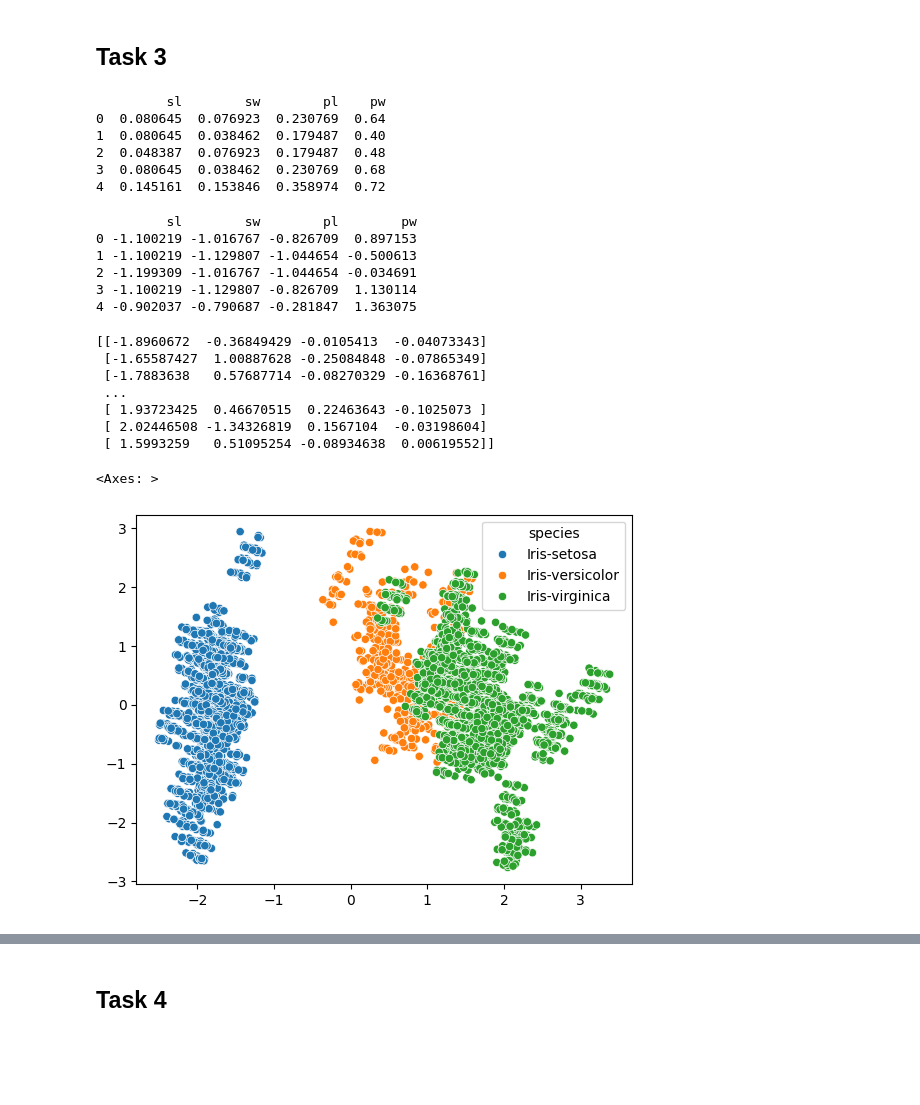
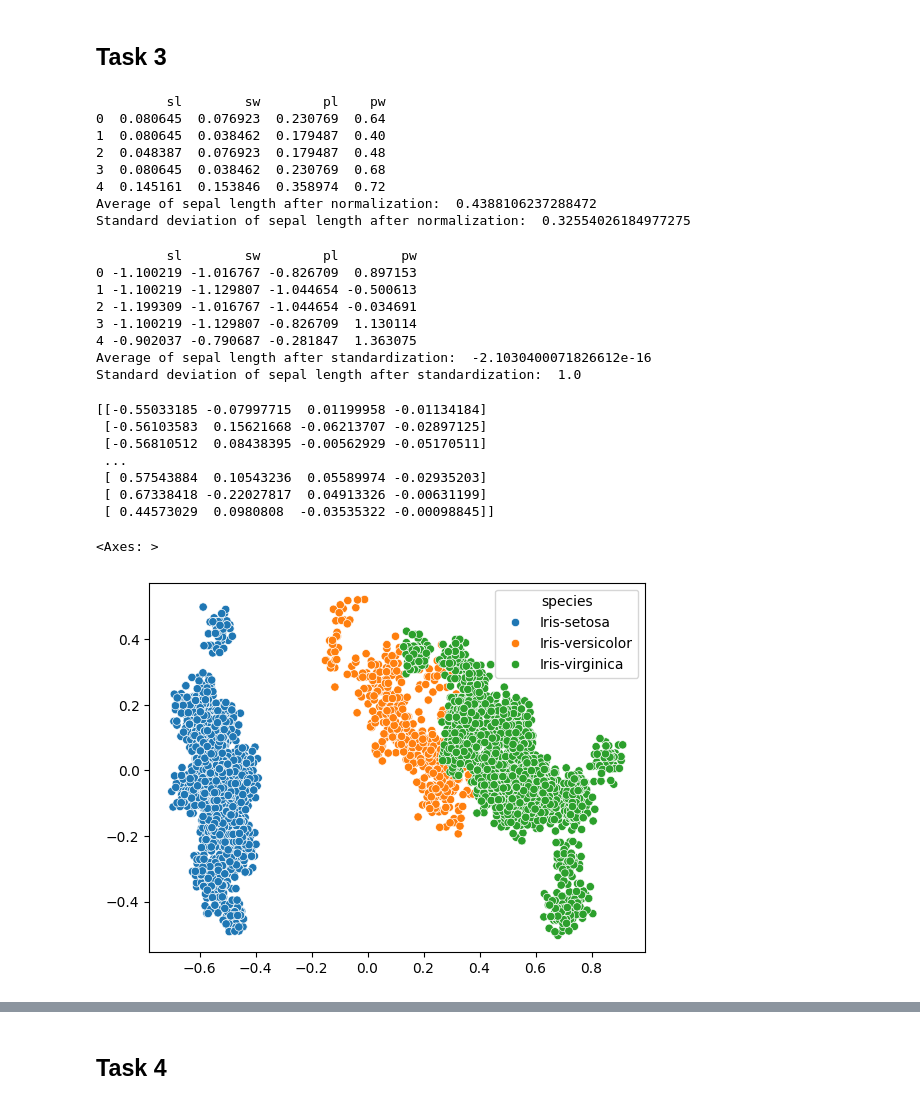
Before and after one commit to Catafal/Data-Mining-I, a Jupyter notebook: Assignment I/assignment_1.ipynb, the cells around one changed output, grey strips where cells are left out. Cells and saved outputs as stored; diff of their text form; code cells hidden in the pictures; blank space fills up the shorter version.

```diff
--- a/Assignment I/assignment_1.ipynb
+++ b/Assignment I/assignment_1.ipynb
@@ -104,6 +130,9 @@ normalized_data = scaler.fit_transform(data_clean[numeric_columns])
 normalized_df = pd.DataFrame(normalized_data, columns=numeric_columns)
 
 print(normalized_df.head())
+
+print("Average of sepal length after normalization: ", np.average(normalized_df['sl']))
+print("Standard deviation of sepal length after normalization: ", np.std(normalized_df['sl']))
 # %% [output]
          sl        sw        pl    pw
 0  0.080645  0.076923  0.230769  0.64
@@ -111,6 +140,8 @@ print(normalized_df.head())
 2  0.048387  0.076923  0.179487  0.48
 3  0.080645  0.038462  0.230769  0.68
 4  0.145161  0.153846  0.358974  0.72
+Average of sepal length after normalization:  0.4388106237288472
+Standard deviation of sepal length after normalization:  0.32554026184977275
 # %%
 from sklearn.preprocessing import StandardScaler
 
@@ -121,6 +152,9 @@ standardized_data = scaler.fit_transform(data_clean[numeric_columns])
 standardized_df = pd.DataFrame(standardized_data, columns=numeric_columns)
 
 print(standardized_df.head())
+
+print("Average of sepal length after standardization: ", np.average(standardized_df['sl']))
+print("Standard deviation of sepal length after standardization: ", np.std(standardized_df['sl']))
 # %% [output]
          sl        sw        pl        pw
 0 -1.100219 -1.016767 -0.826709  0.897153
@@ -128,22 +162,24 @@ print(standardized_df.head())
 2 -1.199309 -1.016767 -1.044654 -0.034691
 3 -1.100219 -1.129807 -0.826709  1.130114
 4 -0.902037 -0.790687 -0.281847  1.363075
+Average of sepal length after standardization:  -2.1030400071826612e-16
+Standard deviation of sepal length after standardization:  1.0
 # %%
 from sklearn.decomposition import PCA
 
 pca = PCA()
-pca_result = pca.fit_transform(standardized_df)
+pca_result = pca.fit_transform(normalized_df)
 
 print(pca_result)
 
 sns.scatterplot(x=pca_result[:, 0], y=pca_result[:, 1], hue=data_clean['species'])
 # %% [output]
-[[-1.8960672  -0.36849429 -0.0105413  -0.04073343]
- [-1.65587427  1.00887628 -0.25084848 -0.07865349]
- [-1.7883638   0.57687714 -0.08270329 -0.16368761]
+[[-0.55033185 -0.07997715  0.01199958 -0.01134184]
+ [-0.56103583  0.15621668 -0.06213707 -0.02897125]
+ [-0.56810512  0.08438395 -0.00562929 -0.05170511]
  ...
- [ 1.93723425  0.46670515  0.22463643 -0.1025073 ]
- [ 2.02446508 -1.34326819  0.1567104  -0.03198604]
- [ 1.5993259   0.51095254 -0.08934638  0.00619552]]
+ [ 0.57543884  0.10543236  0.05589974 -0.02935203]
+ [ 0.67338418 -0.22027817  0.04913326 -0.00631199]
+ [ 0.44573029  0.0980808  -0.03535322 -0.00098845]]
 <Axes: >
-[figure, old version]
+[figure, new version]
```
Also changed, not shown: parts of 13 cells of this notebook.
